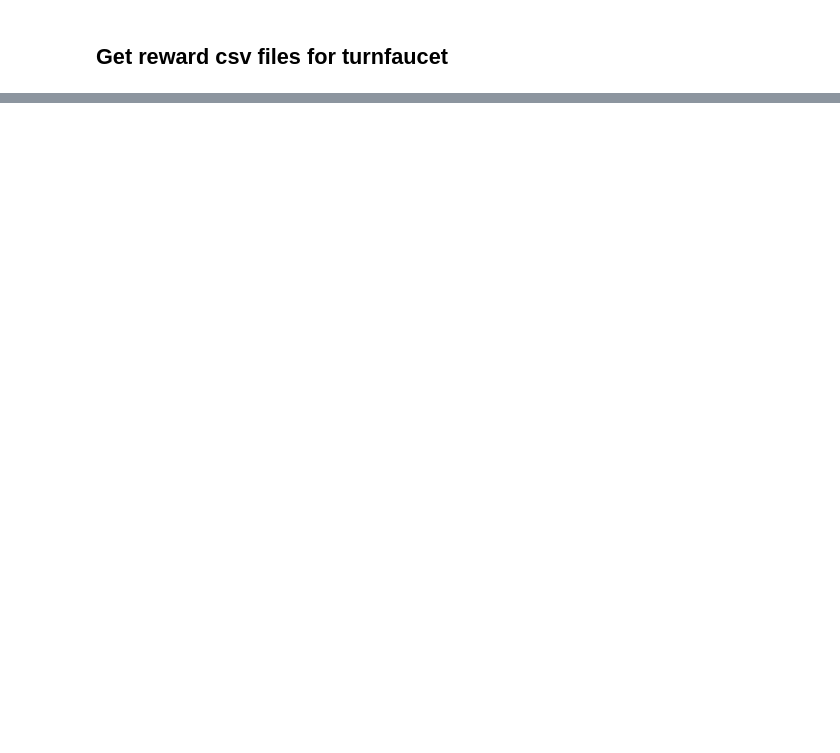
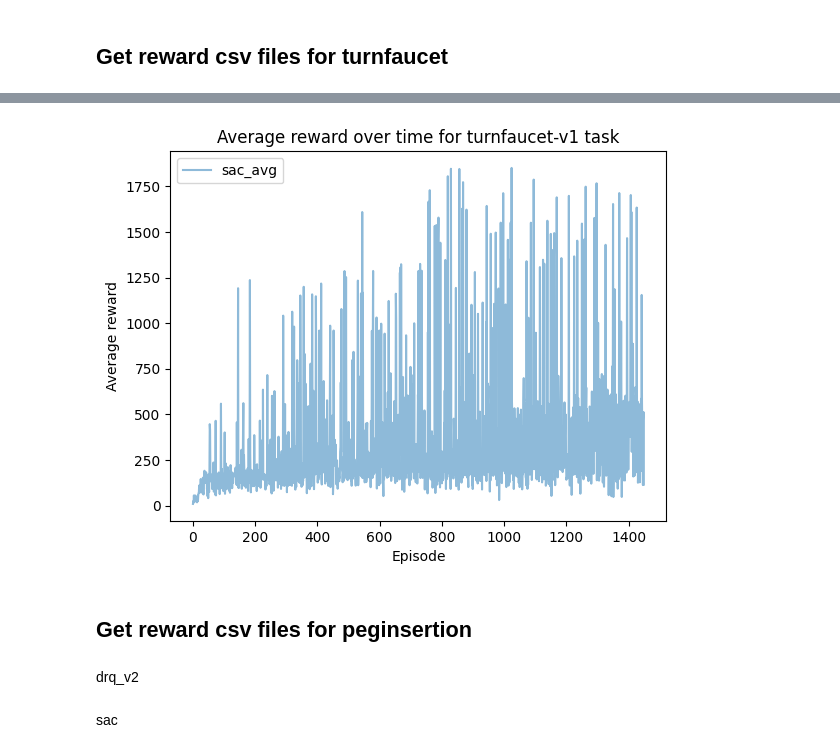
Before and after one commit to Tianyue-Zhao/CSE291_RL_Project, a Jupyter notebook: notebooks/visualization.ipynb, the cells around one changed output, grey strips where cells are left out. Cells and saved outputs as stored; diff of their text form; code cells hidden in the pictures; blank space fills up the shorter version.

```diff
--- a/notebooks/visualization.ipynb
+++ b/notebooks/visualization.ipynb
@@ -242,0 +283,10 @@ CoIT
+# %%
+model = "sac"
+task = "turnfaucet-v1"
+
+# runs = [1, 2, 3]
+runs = [1, 2]
+
+sac_data = read_csv(model, task, runs, 'Episode number')
+
+print(sac_data)
@@ -242,0 +310,26 @@ CoIT
+# %%
+# plot the data
+
+fig, ax = plt.subplots()
+# change alpha value to make the lines more transparent\
+# plot the average reward for two models
+# ax.plot(drq_data['drq_v2_avg'], label='drq_v2_avg', alpha=0.5)
+ax.plot(sac_data['sac_avg'], label='sac_avg', alpha=0.5)
+# create a legend
+ax.legend()
+# set the title
+ax.set_title('Average reward over time for turnfaucet-v1 task')
+# set the x-axis label
+ax.set_xlabel('Episode')
+# set the y-axis label
+ax.set_ylabel('Average reward')
+# show the plot
+plt.show()
+# save the plot
+fig.savefig('turnfaucet-v1.png')
+# %% [output]
+[figure, added]
+# %% [markdown]
+## Get reward csv files for peginsertion
+# %% [markdown]
+drq_v2
@@ -242,0 +344,2 @@ CoIT
+# %% [markdown]
+sac
```
Also changed, not shown: parts of 30 cells of this notebook, 5 other files.
